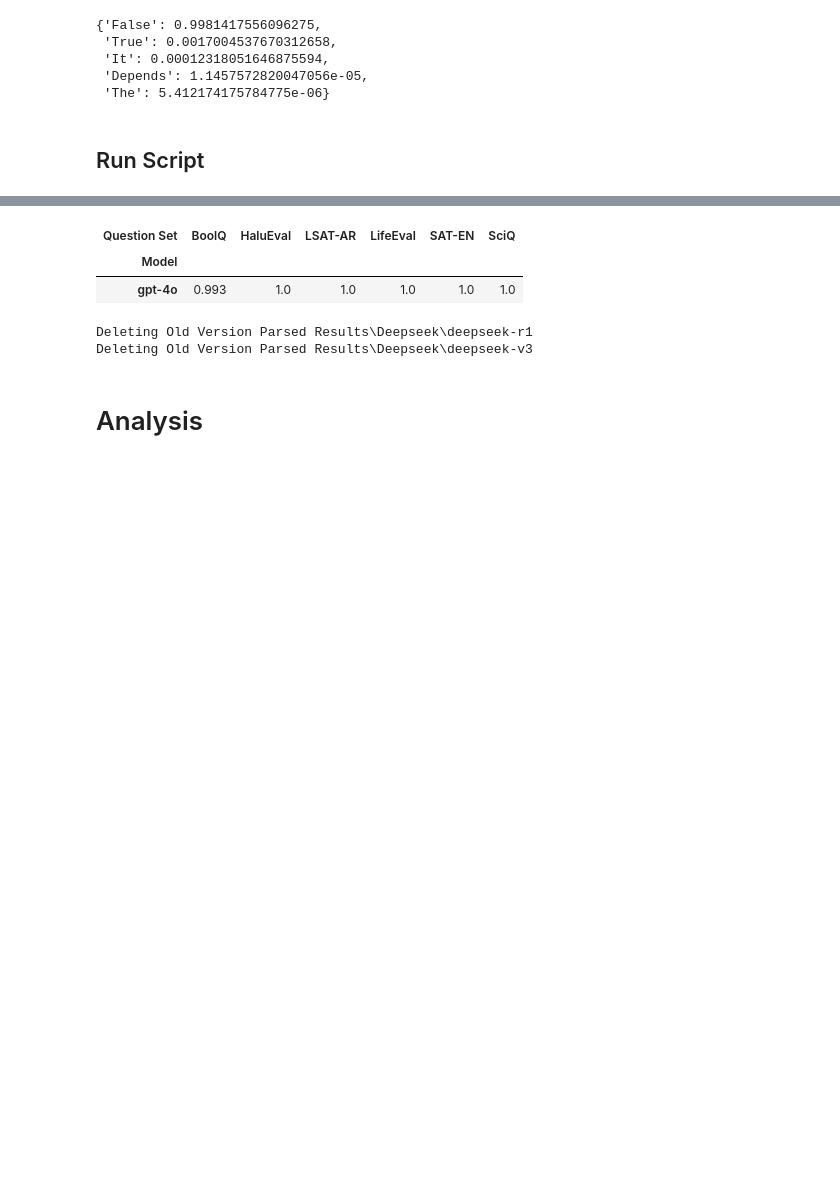
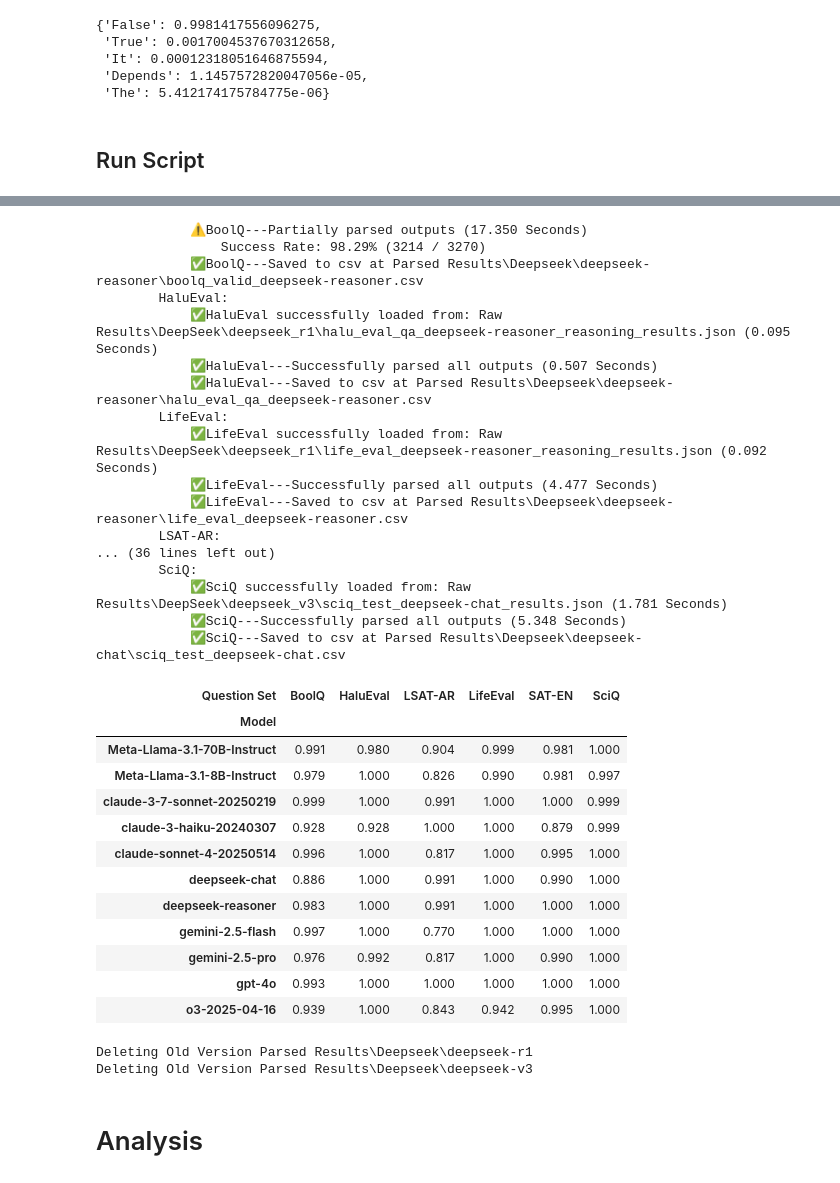
Before and after one commit to NoamMichael/Comparing-Confidence-in-LLMs, a Jupyter notebook: get_results_analysis.ipynb, the cells around one changed output, grey strips where cells are left out. Saved outputs shown, nothing was run; the diff lists cells and outputs as text; code cells hidden in the pictures; blank space fills up the shorter version.

```diff
--- a/get_results_analysis.ipynb
+++ b/get_results_analysis.ipynb
@@ -303,6 +307,7 @@ Raw Results\DeepSeek\deepseek_r1\lsat_ar_test_deepseek-reasoner_reasoning_result
 # Parse Everything
 # %%
 import json5
+import os
 import re
 import pandas as pd
 import numpy as np
@@ -626,5 +631,5 @@ def get_prob_dict(answers: pd.Series, outputs: pd.Series, contents: pd.Series, m
 
 def clean_cols(df: pd.DataFrame,
               cols = ["", "index: 0"]):
-    new_df = df.drop(cols, axis =1)
+    new_df = df.drop(cols, axis =1, errors= 'ignore')
     return new_df
@@ -779,25 +776,25 @@ import ast
 model_names = {
       "GPT": {
           "gpt-4o": "GPT-4o",
-    #      "o3-2025-04-16": "GPT-o3",
+          "o3-2025-04-16": "GPT-o3",
       },
-    #  "Claude":{
-    #      "claude-sonnet-4-20250514": "Claude-Sonnet-4",
-    #      "claude-3-7-sonnet-20250219": "Claude-Sonnet-3.7",
-    #      "claude-3-haiku-20240307": "Claude Haiku 3",
-    #  },
-    #  "Gemini":{
-    #      "gemini-2.5-pro": "Gemini-2.5-Pro",
-    #      "gemini-2.5-flash": "Gemini-2.5-Flash"
-    #  },
-    #  "Llama":{
-    #      "Meta-Llama-3.1-8B-Instruct": "Llama-3.1-8B",
-    #      "Meta-Llama-3.1-70B-Instruct": "Llama-3.1-70B",
-    #  },
-    #  "Deepseek":{
-    #      "deepseek-reasoner": "DeepSeek-R1",
-    #      "deepseek-chat": "DeepSeek-V3"
-    #  }
+     "Claude":{
+         "claude-sonnet-4-20250514": "Claude-Sonnet-4",
+         "claude-3-7-sonnet-20250219": "Claude-Sonnet-3.7",
+         "claude-3-haiku-20240307": "Claude Haiku 3",
+     },
+     "Gemini":{
+         "gemini-2.5-pro": "Gemini-2.5-Pro",
+         "gemini-2.5-flash": "Gemini-2.5-Flash"
+     },
+     "Llama":{
+         "Meta-Llama-3.1-8B-Instruct": "Llama-3.1-8B",
+         "Meta-Llama-3.1-70B-Instruct": "Llama-3.1-70B",
+     },
+     "Deepseek":{
+         "deepseek-reasoner": "DeepSeek-R1",
+         "deepseek-chat": "DeepSeek-V3"
+     }
 }
 
 qsets = {
@@ -972,14 +969,14 @@ for model_type, models in model_names.items():
                             })
 
             # --- Save it ---
-
+            df = clean_cols(df)
             save_file_path = os.path.join('Parsed Results', model_type, model, filename + '.csv' )
             Path(save_file_path).parent.mkdir(parents=True, exist_ok=True) # Make the path
 
 
 
             try:
-                df.to_csv(save_file_path)
+                df.to_csv(save_file_path, index=False)
                 print(f"            ✅{qset_display}---Saved to csv at {save_file_path}")
             except Exception as e:
                 print(f"            ❌{qset_display}---Failed to upload to csv!")
@@ -1017,6 +1048,33 @@ GPT:
+            ⚠️BoolQ---Partially parsed outputs (17.350 Seconds)
+                Success Rate: 98.29% (3214 / 3270)
+            ✅BoolQ---Saved to csv at Parsed Results\Deepseek\deepseek-reasoner\boolq_valid_deepseek-reasoner.csv
+        HaluEval:
+            ✅HaluEval successfully loaded from: Raw Results\DeepSeek\deepseek_r1\halu_eval_qa_deepseek-reasoner_reasoning_results.json (0.095 Seconds)
+            ✅HaluEval---Successfully parsed all outputs (0.507 Seconds)
+            ✅HaluEval---Saved to csv at Parsed Results\Deepseek\deepseek-reasoner\halu_eval_qa_deepseek-reasoner.csv
+        LifeEval:
+            ✅LifeEval successfully loaded from: Raw Results\DeepSeek\deepseek_r1\life_eval_deepseek-reasoner_reasoning_results.json (0.092 Seconds)
+            ✅LifeEval---Successfully parsed all outputs (4.477 Seconds)
+            ✅LifeEval---Saved to csv at Parsed Results\Deepseek\deepseek-reasoner\life_eval_deepseek-reasoner.csv
+        LSAT-AR:
+... (36 lines left out)
+        SciQ:
+            ✅SciQ successfully loaded from: Raw Results\DeepSeek\deepseek_v3\sciq_test_deepseek-chat_results.json (1.781 Seconds)
+            ✅SciQ---Successfully parsed all outputs (5.348 Seconds)
+            ✅SciQ---Saved to csv at Parsed Results\Deepseek\deepseek-chat\sciq_test_deepseek-chat.csv
 | Question Set | BoolQ | HaluEval | LSAT-AR | LifeEval | SAT-EN | SciQ |
 | Model |  |  |  |  |  |  |
-| gpt-4o | 0.993 | 1.0 | 1.0 | 1.0 | 1.0 | 1.0 |
+| Meta-Llama-3.1-70B-Instruct | 0.991 | 0.980 | 0.904 | 0.999 | 0.981 | 1.000 |
+| Meta-Llama-3.1-8B-Instruct | 0.979 | 1.000 | 0.826 | 0.990 | 0.981 | 0.997 |
+| claude-3-7-sonnet-20250219 | 0.999 | 1.000 | 0.991 | 1.000 | 1.000 | 0.999 |
+| claude-3-haiku-20240307 | 0.928 | 0.928 | 1.000 | 1.000 | 0.879 | 0.999 |
+| claude-sonnet-4-20250514 | 0.996 | 1.000 | 0.817 | 1.000 | 0.995 | 1.000 |
+| deepseek-chat | 0.886 | 1.000 | 0.991 | 1.000 | 0.990 | 1.000 |
+| deepseek-reasoner | 0.983 | 1.000 | 0.991 | 1.000 | 1.000 | 1.000 |
+| gemini-2.5-flash | 0.997 | 1.000 | 0.770 | 1.000 | 1.000 | 1.000 |
+| gemini-2.5-pro | 0.976 | 0.992 | 0.817 | 1.000 | 0.990 | 1.000 |
+| gpt-4o | 0.993 | 1.000 | 1.000 | 1.000 | 1.000 | 1.000 |
+| o3-2025-04-16 | 0.939 | 1.000 | 0.843 | 0.942 | 0.995 | 1.000 |
 # %%
 import shutil
 base_dir = Path("Parsed Results\\Deepseek")
```
Also changed, not shown: parts of 5 cells of this notebook.
